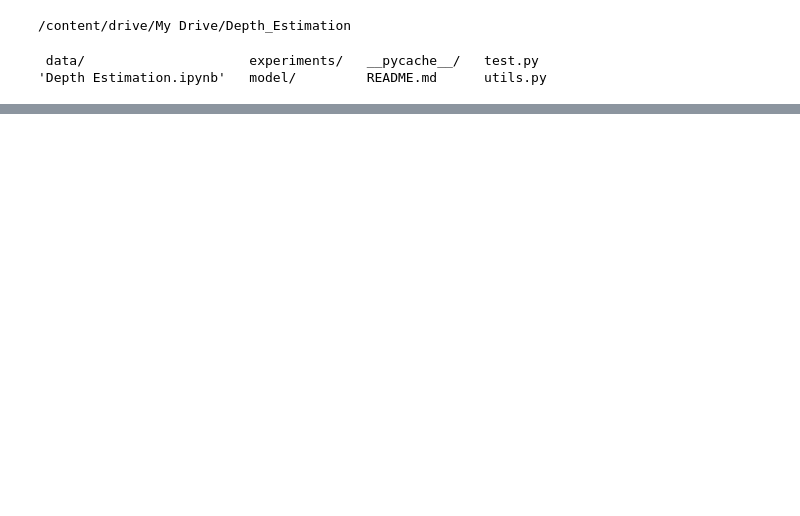
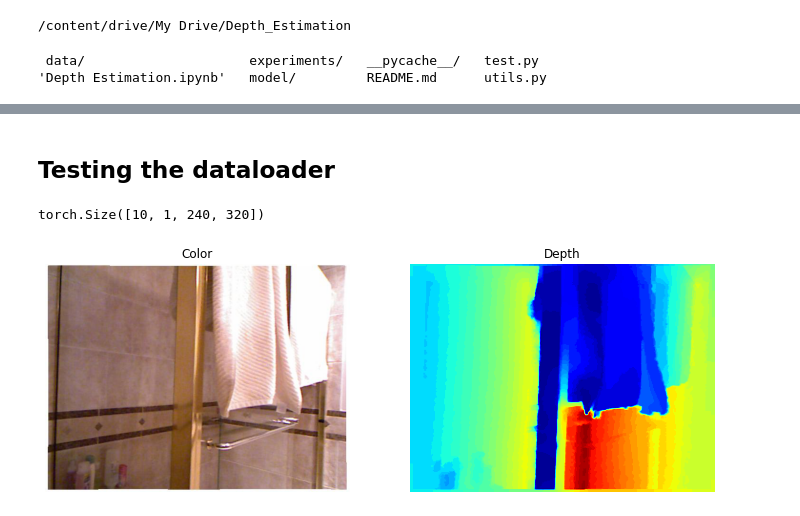
Before and after one commit to ashok-arjun/Monocular-Depth-Estimation, a Jupyter notebook: Depth Estimation.ipynb, the cells around one changed output, grey strips where cells are left out. Saved outputs shown, nothing was run; the diff lists cells and outputs as text; code cells hidden in the pictures; blank space fills up the shorter version.

Commit message:
transferred display functions to utils.py

```diff
--- a/Depth Estimation.ipynb
+++ b/Depth Estimation.ipynb
@@ -78,3 +64,5 @@ test.main()
+# %% [markdown]
+## Testing the dataloader
 # %%
 from model.dataloader import *
 
@@ -82,3 +70,17 @@ path = 'data/raw/nyu_data.zip'
 dl = DataLoaders(path)
 # %%
 a,b,c = dl.get_dataloaders()
+# %%
+sample = next(iter(a))
+images, depths = sample['img'], sample['depth']
+# %% [output]
+torch.Size([10, 1, 240, 320])
+# %%
+image = images[3]
+depth = depths[3]
+
+import utils
+
+utils.plot_sample_tensor(image, depth)
+# %% [output]
+[figure, added]
```
Also changed, not shown: parts of 3 cells of this notebook, 3 other files.
